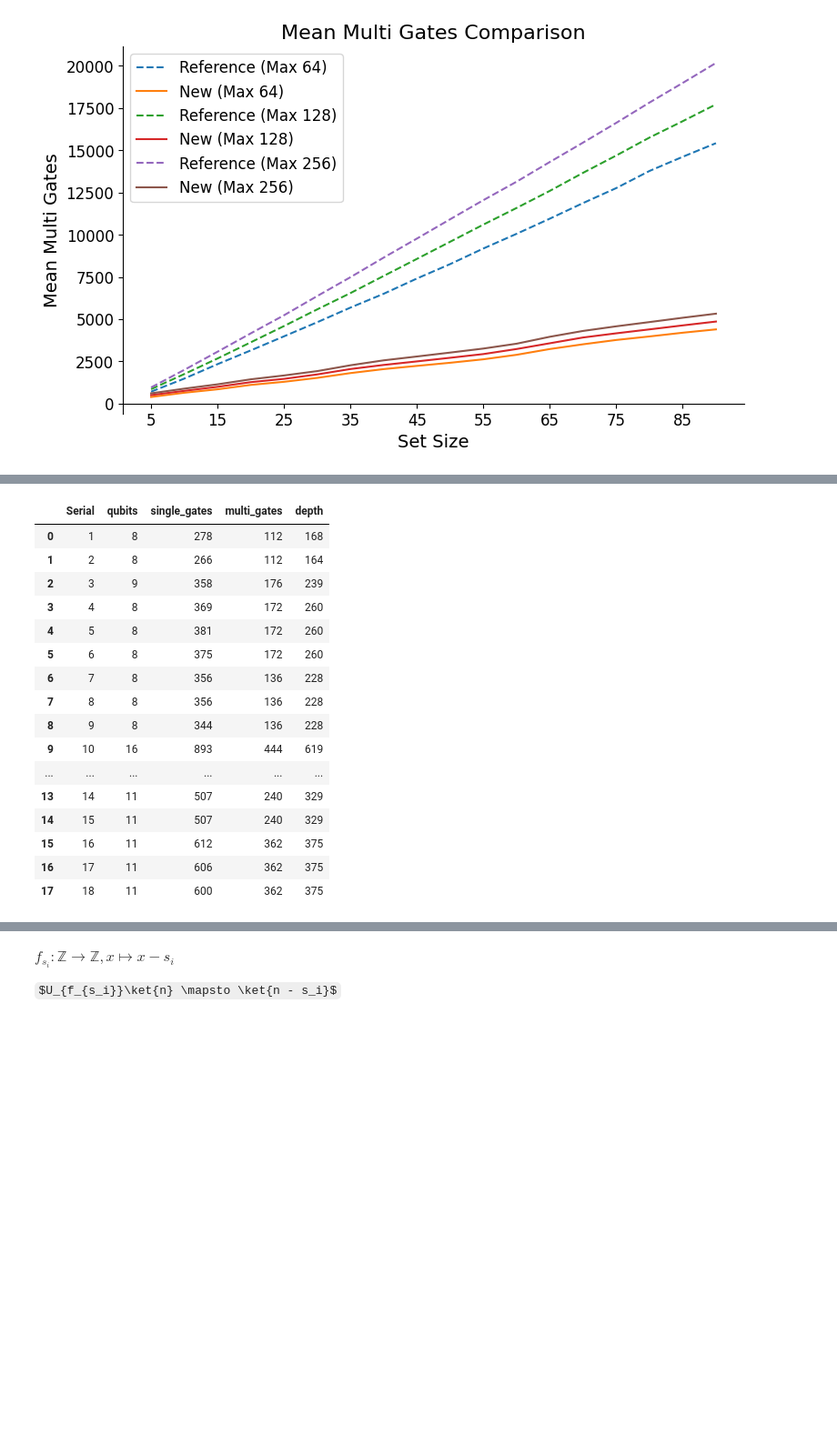
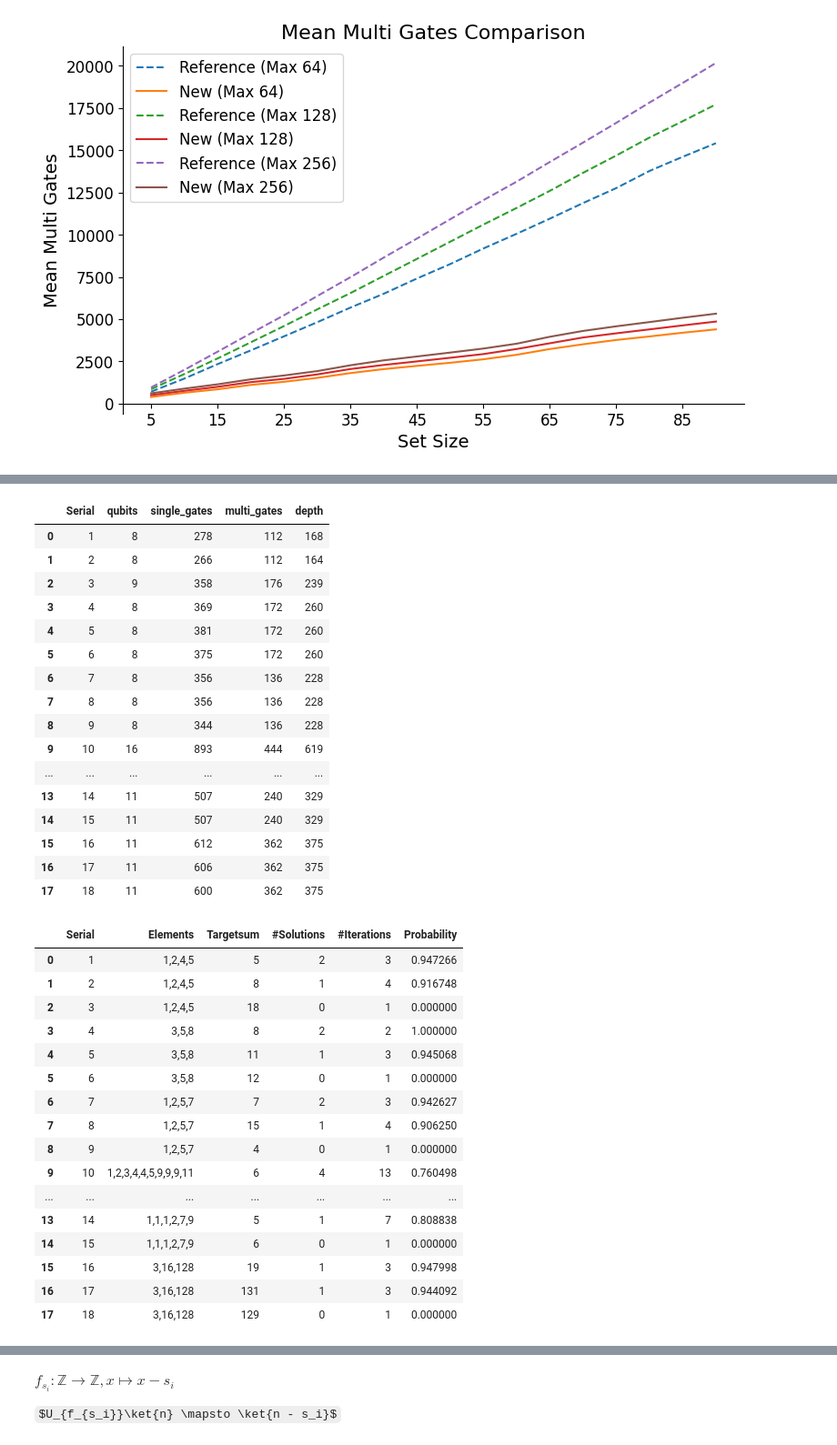
Before and after one commit to LeonFroelje/grovers-project-plots, a Jupyter notebook: plots.ipynb, the cells around one changed output, grey strips where cells are left out. Shown: that part at 91% size. Drawn from its saved outputs; the diff is of its cells as text; code cells hidden in the pictures; some formulas as TeX source; blank space fills up the shorter version.

```diff
--- a/plots.ipynb
+++ b/plots.ipynb
@@ -14,5 +16,13 @@ from plots import QC, QSubsetSum
 
 %matplotlib inline
+# %%
+def get_num_sols(S,T):
+    k = 0
+    for i in range(len(S) + 1):
+        for subset in combinations(S, i):
+            if sum(subset) == T:
+                k += 1
+    return k
 # %%
 import numpy as np
 import pandas as pd
@@ -151,7 +156,7 @@ instances = [
 df_old = pd.DataFrame(columns=["Serial", "qubits", "single_gates", "multi_gates", "depth"])
 df_new_no_uncompute = pd.DataFrame(columns=["Serial", "qubits", "single_gates", "multi_gates", "depth"])
 df_new_uncompute = pd.DataFrame(columns=["Serial", "qubits", "single_gates", "multi_gates", "depth"])
-
+df_results = pd.DataFrame(columns=["Serial", "Elements", "Targetsum", "#Solutions", "#Iterations", "Probability"])
 for serial, instance in enumerate(instances):
     orcl_new_uncompute = oracle(instance[0], instance[1], old=True, uncompute=True)
     orcl_new_no_uncompute = oracle(instance[0], instance[1], old=True, uncompute=False)
@@ -183,6 +188,8 @@ for serial, instance in enumerate(instances):
             single_gates_new_uncompute += val
 
     orcl_old = QSubsetSum(instance[0], instance[1])
+    with open("reference_resources_raw", "a+") as f:
+        f.write(f"Set: {instance[0]} \t Target: {instance[1]}\n")
     ans = orcl_old.run(True, True, True, True) #varArith with sorted values and partial sum
 
     depth_old = qiskit.transpile(orcl_old.qc.qcx, basis_gates=["h", "cx", "p"]).depth()
@@ -190,10 +197,40 @@ for serial, instance in enumerate(instances):
 
     df_new_uncompute.loc[serial] = [serial+1, orcl_new_uncompute.num_qubits, single_gates_new_uncompute, multi_gates_new_uncompute, depth_new_uncompute]
     df_new_no_uncompute.loc[serial] = [serial+1, orcl_new_uncompute.num_qubits, single_gates_new_no_uncompute, multi_gates_new_no_uncompute, depth_new_no_uncompute]
-display(df_old, df_new_no_uncompute, df_new_uncompute)
+
+    num_sols = get_num_sols(instance[0], instance[1])
+    results = simulate(instance[0], instance[1], num_sols)
+    if num_sols > 0:
+        num_iter = ceil(sqrt(2 ** len(instance[0]) / num_sols) * pi / 4)
+    else:
+        num_iter = 1
+    probabilities = [results.iloc[k] / 4096 for k in range(num_sols)]
+    with open("proposed_resources_with_uncompute_raw", "a+") as f:
+        f.write(f"Set: {instance[0]} \t Target: {instance[1]}\n")
+        f.write(f"Qubits: {qubits_new_uncompute}\n")
+        f.write(f"Gates: {gates_new_uncompute}\n")
+        f.write("\n")
+    with open("proposed_resources_without_uncompute_raw", "a+") as f:
+        f.write(f"Set: {instance[0]} \t Target: {instance[1]}\n")
+        f.write(f"Qubits: {qubits_new_no_uncompute}\n")
+        f.write(f"Gates: {gates_new_no_uncompute}\n")
+        f.write("\n")
+
+    with open("results_raw", "a+") as f:
+        f.write(f"Set: {instance[0]} \t Target: {instance[1]} \t num_sols: {num_sols} \n")
+        f.write(results.to_string())
+        f.write("\n")
+    df_results.loc[df_results.shape[0]] = [f"{df_results.shape[0] + 1}",
+                                           ",".join([str(n) for n in instance[0]]),
+                                           instance[1],
+                                           num_sols,
+                                           num_iter,
+                                           sum(probabilities)]
+display(df_old, df_new_no_uncompute, df_new_uncompute, df_results)
 df_old.to_csv('old.csv', index=False)
 df_new_no_uncompute.to_csv("new_no.csv", index=False)
 df_new_uncompute.to_csv("new_with.csv", index=False)
+df_results.to_csv("results.csv", index=False)
 # %% [output]
 |  | Serial | qubits | single_gates | multi_gates | depth |
 | 0 | 1 | 54 | 385 | 243 | 358 |
@@ -219,33 +256,50 @@ df_new_uncompute.to_csv("new_with.csv", index=False)
 | 3 | 4 | 8 | 195 | 99 | 159 |
 | 4 | 5 | 8 | 201 | 99 | 159 |
 | 5 | 6 | 8 | 198 | 99 | 159 |
 | 6 | 7 | 8 | 179 | 75 | 126 |
 | 7 | 8 | 8 | 179 | 75 | 126 |
 | 8 | 9 | 8 | 173 | 75 | 126 |
 | 9 | 10 | 16 | 456 | 239 | 348 |
 | ... | ... | ... | ... | ... | ... |
 | 13 | 14 | 11 | 275 | 133 | 198 |
 | 14 | 15 | 11 | 275 | 133 | 198 |
 | 15 | 16 | 11 | 368 | 214 | 239 |
 | 16 | 17 | 11 | 365 | 214 | 239 |
 | 17 | 18 | 11 | 362 | 214 | 239 |
 |  | Serial | qubits | single_gates | multi_gates | depth |
 | 0 | 1 | 8 | 278 | 112 | 168 |
 | 1 | 2 | 8 | 266 | 112 | 164 |
 | 2 | 3 | 9 | 358 | 176 | 239 |
 | 3 | 4 | 8 | 369 | 172 | 260 |
 | 4 | 5 | 8 | 381 | 172 | 260 |
 | 5 | 6 | 8 | 375 | 172 | 260 |
 | 6 | 7 | 8 | 356 | 136 | 228 |
 | 7 | 8 | 8 | 356 | 136 | 228 |
 | 8 | 9 | 8 | 344 | 136 | 228 |
 | 9 | 10 | 16 | 893 | 444 | 619 |
 | ... | ... | ... | ... | ... | ... |
 | 13 | 14 | 11 | 507 | 240 | 329 |
 | 14 | 15 | 11 | 507 | 240 | 329 |
 | 15 | 16 | 11 | 612 | 362 | 375 |
 | 16 | 17 | 11 | 606 | 362 | 375 |
 | 17 | 18 | 11 | 600 | 362 | 375 |
+|  | Serial | Elements | Targetsum | #Solutions | #Iterations | Probability |
+| 0 | 1 | 1,2,4,5 | 5 | 2 | 3 | 0.947266 |
+| 1 | 2 | 1,2,4,5 | 8 | 1 | 4 | 0.916748 |
+| 2 | 3 | 1,2,4,5 | 18 | 0 | 1 | 0.000000 |
+| 3 | 4 | 3,5,8 | 8 | 2 | 2 | 1.000000 |
+| 4 | 5 | 3,5,8 | 11 | 1 | 3 | 0.945068 |
+| 5 | 6 | 3,5,8 | 12 | 0 | 1 | 0.000000 |
+| 6 | 7 | 1,2,5,7 | 7 | 2 | 3 | 0.942627 |
+| 7 | 8 | 1,2,5,7 | 15 | 1 | 4 | 0.906250 |
+| 8 | 9 | 1,2,5,7 | 4 | 0 | 1 | 0.000000 |
+| 9 | 10 | 1,2,3,4,4,5,9,9,9,11 | 6 | 4 | 13 | 0.760498 |
+| ... | ... | ... | ... | ... | ... | ... |
+| 13 | 14 | 1,1,1,2,7,9 | 5 | 1 | 7 | 0.808838 |
+| 14 | 15 | 1,1,1,2,7,9 | 6 | 0 | 1 | 0.000000 |
+| 15 | 16 | 3,16,128 | 19 | 1 | 3 | 0.947998 |
+| 16 | 17 | 3,16,128 | 131 | 1 | 3 | 0.944092 |
+| 17 | 18 | 3,16,128 | 129 | 0 | 1 | 0.000000 |
 # %%
 cols = ["qubits", "single_gates", "multi_gates", "depth"]
 comp = df_old.copy()
```
Also changed, not shown: parts of 4 cells of this notebook, 2 other files.
